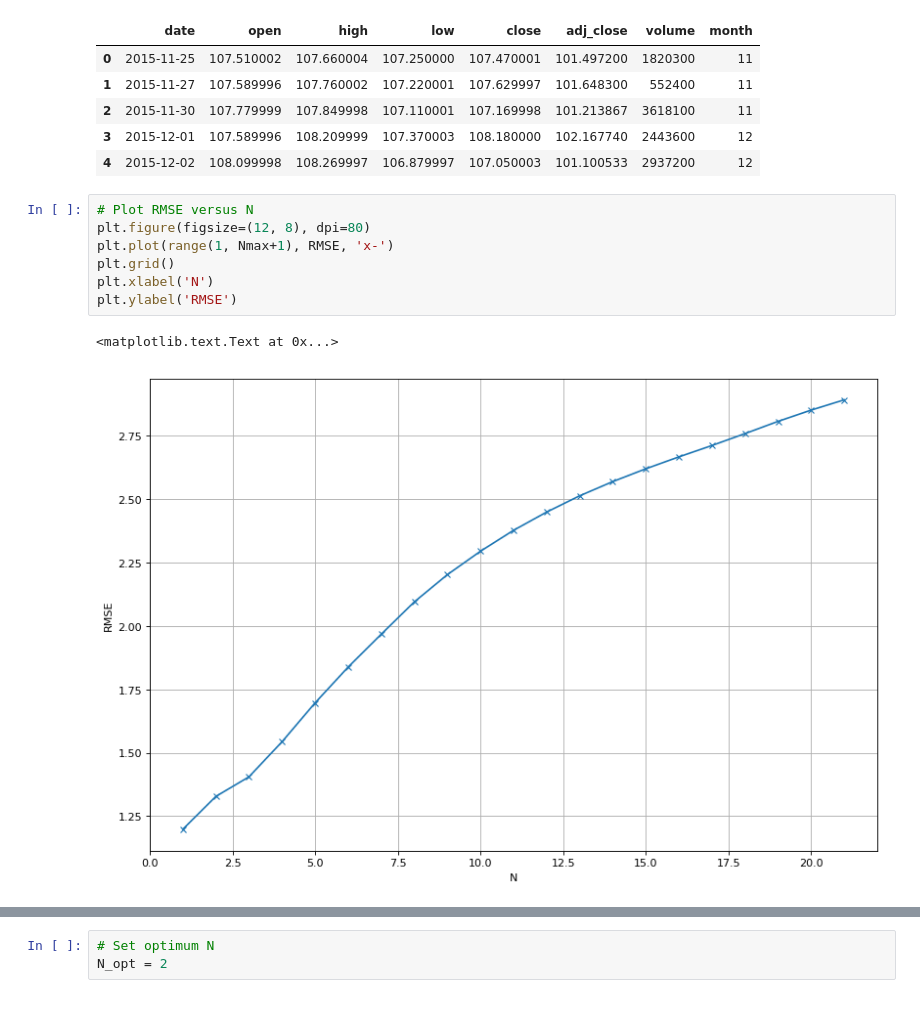
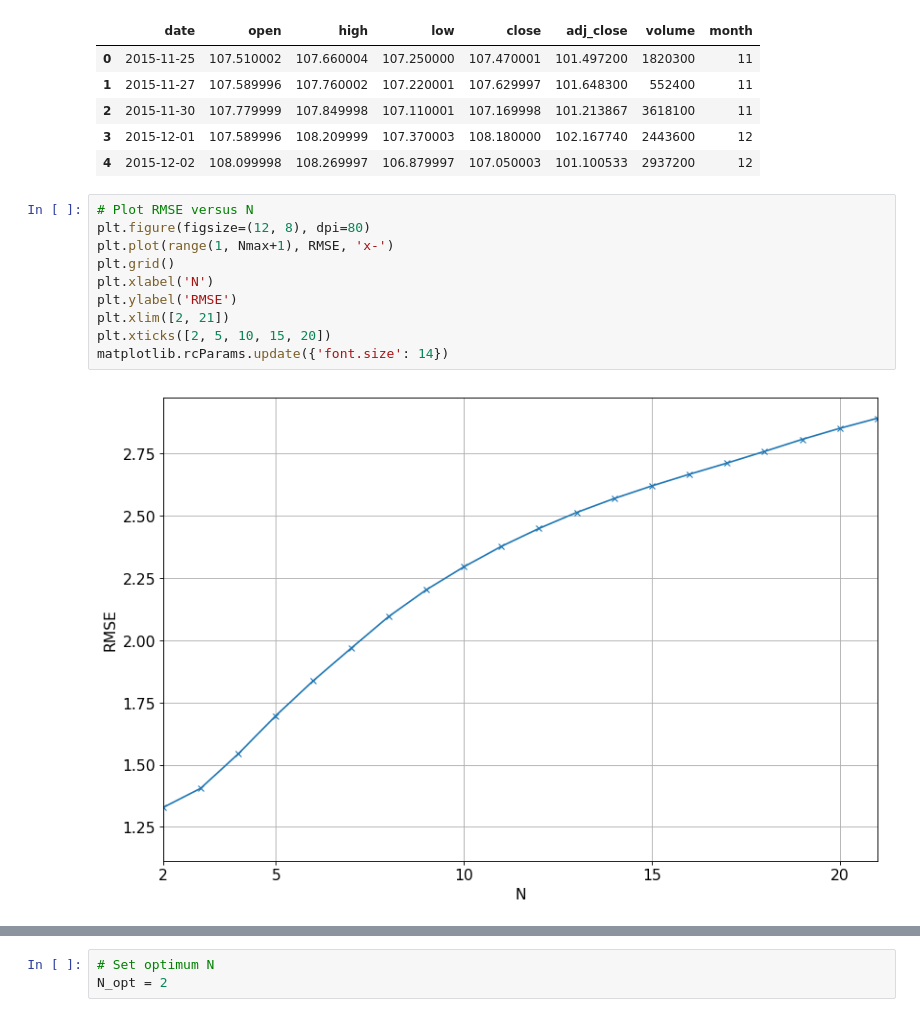
Before and after one commit to NGYB/Stocks, a Jupyter notebook: StockPricePrediction/StockPricePrediction_v3_mov_avg.ipynb, the cells around one changed output, grey strips where cells are left out. Drawn from its saved outputs; the diff is of its cells as text.

```diff
--- a/StockPricePrediction/StockPricePrediction_v3_mov_avg.ipynb
+++ b/StockPricePrediction/StockPricePrediction_v3_mov_avg.ipynb
@@ -175,13 +175,15 @@ MAPE = [0.5771723671366045, 0.637721537076798, 0.7010003080344648, 0.78913148676
 # %%
 # Plot RMSE versus N
 plt.figure(figsize=(12, 8), dpi=80)
 plt.plot(range(1, Nmax+1), RMSE, 'x-')
 plt.grid()
 plt.xlabel('N')
 plt.ylabel('RMSE')
+plt.xlim([2, 21])
+plt.xticks([2, 5, 10, 15, 20])
+matplotlib.rcParams.update({'font.size': 14})
 # %% [output]
-<matplotlib.text.Text at 0x...>
-[figure, old version]
+[figure, new version]
 # %%
 # Plot MAPE versus N. Note for MAPE smaller better.
 plt.figure(figsize=(12, 8), dpi=80)
```
Also changed, not shown: parts of 8 cells of this notebook, 11 other files.
